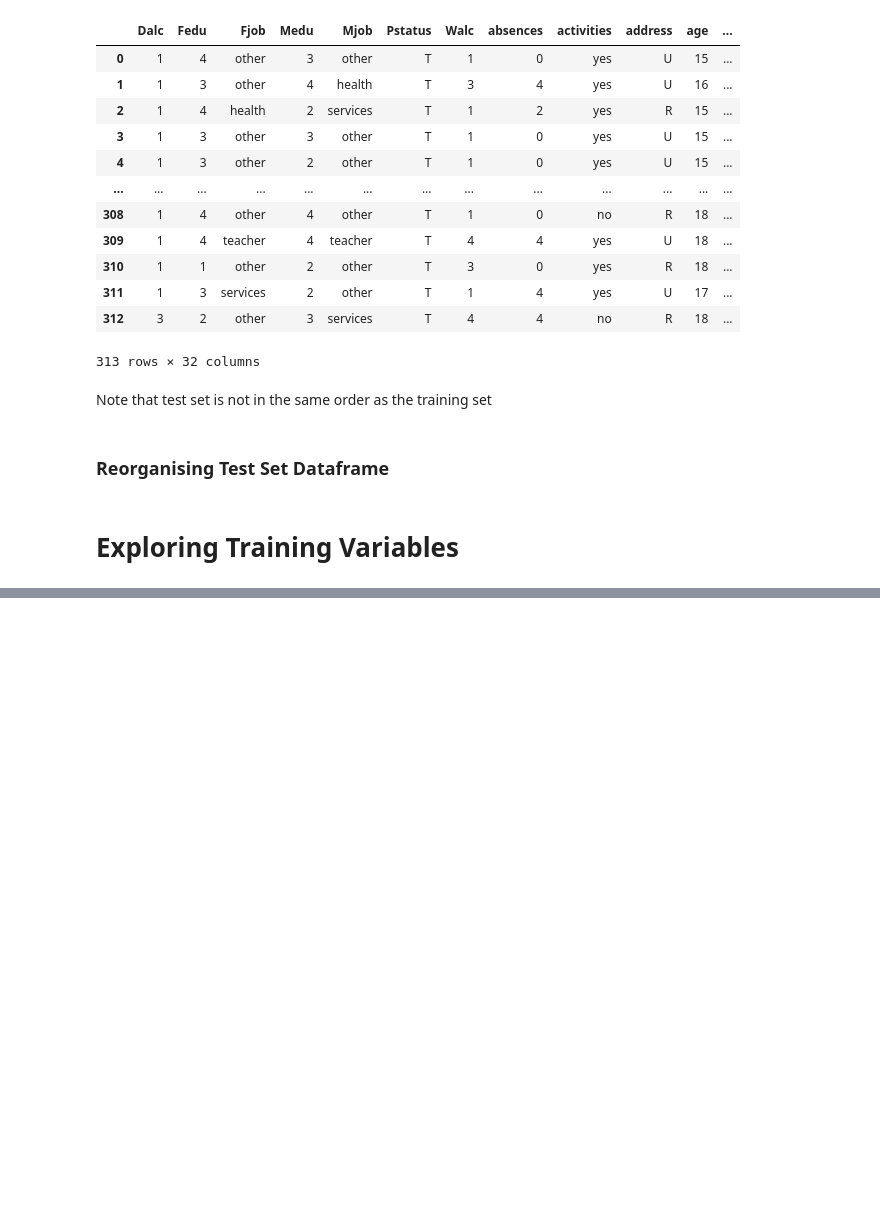
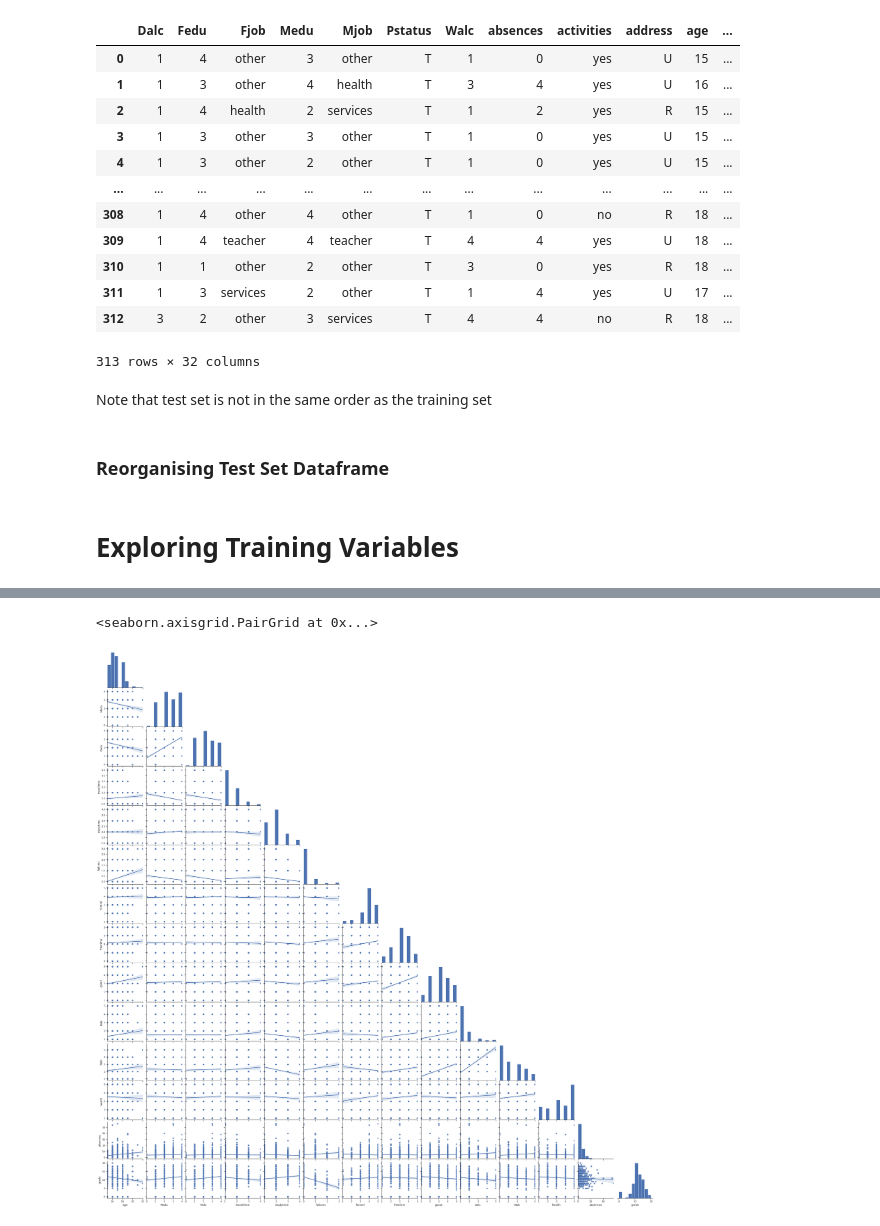
Before and after one commit to coffeeboost/SML-grade-predictor, a Jupyter notebook: CAIS_Kaggle.ipynb, the cells around one changed output, grey strips where cells are left out. Drawn from its saved outputs; the diff is of its cells as text; code cells hidden in the pictures; blank space fills up the shorter version.

```diff
--- a/CAIS_Kaggle.ipynb
+++ b/CAIS_Kaggle.ipynb
@@ -1160 +1160,9 @@ trainset
+# %%
+#scatterplot matrix
+sns.set(style="ticks")
+
+sns.pairplot(trainset,corner=True,kind="reg")
+# %% [output]
+<seaborn.axisgrid.PairGrid at 0x...>
+[figure, added]
 # %%
```
Also changed, not shown: parts of 6 cells of this notebook.
